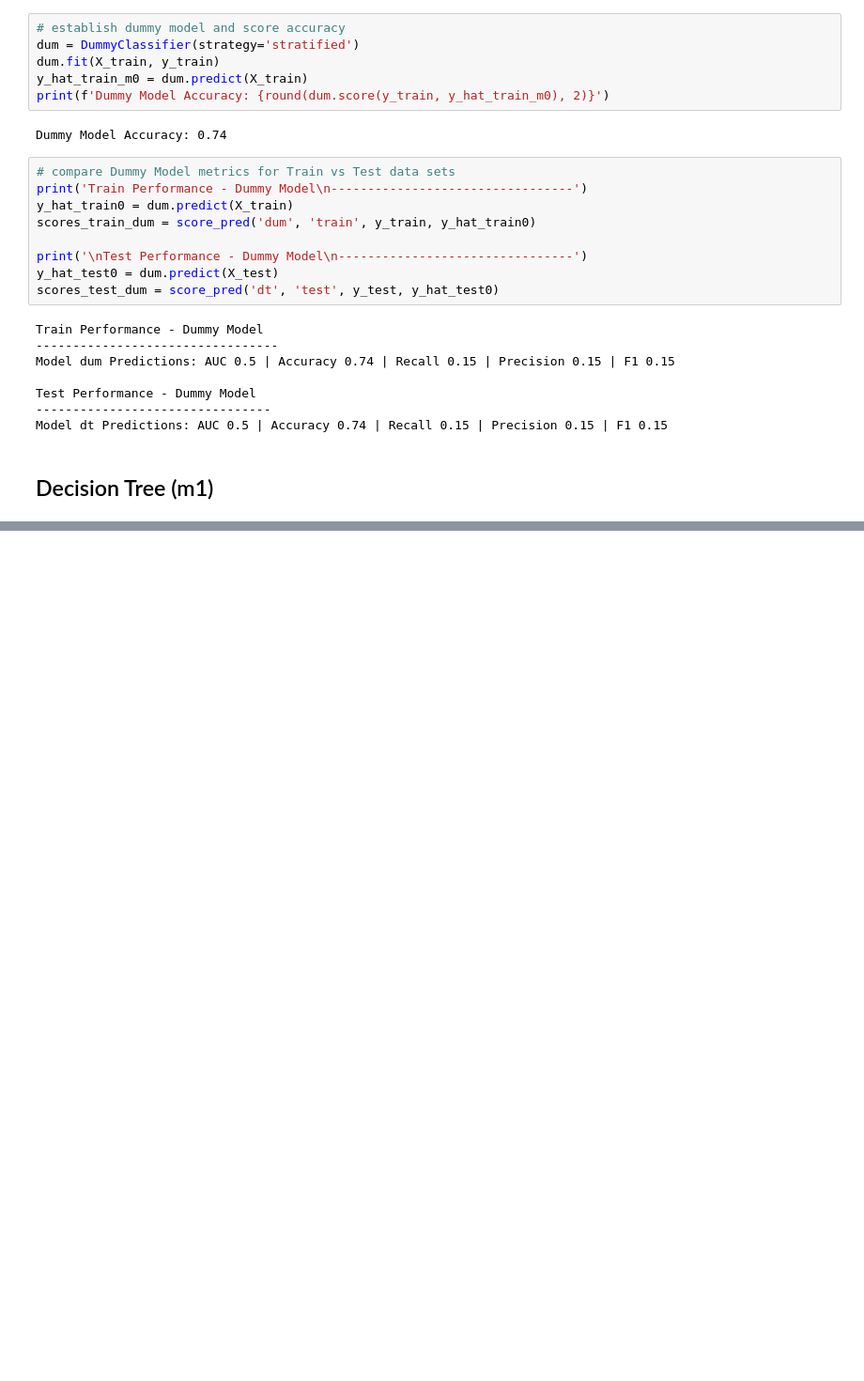
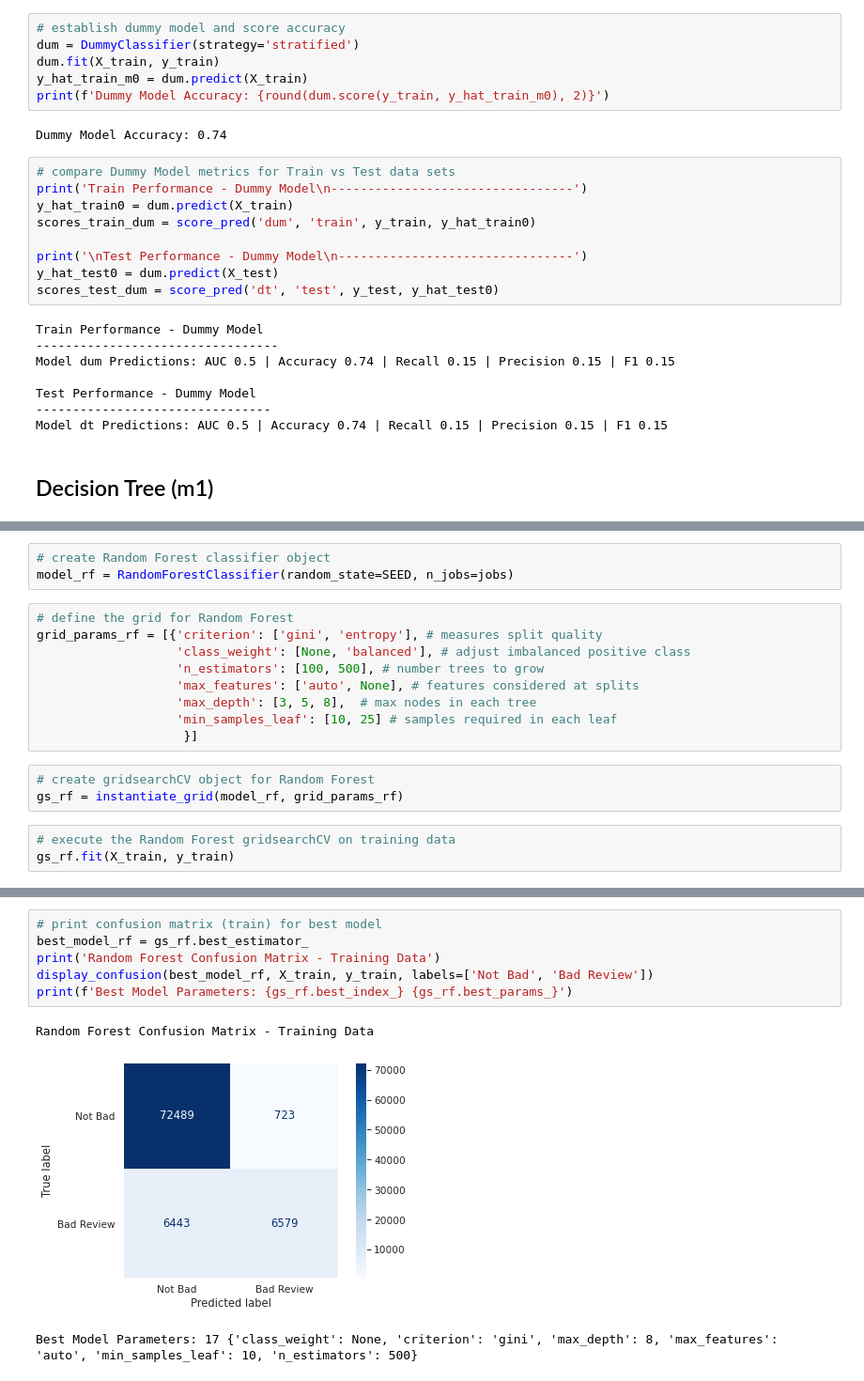
Before and after one commit to cutterback/p05-olist-customer-rating-prediction, a Jupyter notebook: Olist_Customer_Rating_Model.ipynb, the cells around one changed output, grey strips where cells are left out. Shown at 94% size. Cells and saved outputs as stored; diff of their text form; blank space fills up the shorter version.

Commit message:
Updating through 7th model

```diff
--- a/Olist_Customer_Rating_Model.ipynb
+++ b/Olist_Customer_Rating_Model.ipynb
@@ -1286,0 +1178,18 @@ plt.show()
+# %%
+# create Random Forest classifier object
+model_rf = RandomForestClassifier(random_state=SEED, n_jobs=jobs)
+# %%
+# define the grid for Random Forest
+grid_params_rf = [{'criterion': ['gini', 'entropy'], # measures split quality
+                   'class_weight': [None, 'balanced'], # adjust imbalanced positive class
+                   'n_estimators': [100, 500], # number trees to grow
+                   'max_features': ['auto', None], # features considered at splits
+                   'max_depth': [3, 5, 8],  # max nodes in each tree
+                   'min_samples_leaf': [10, 25] # samples required in each leaf
+                    }]
+# %%
+# create gridsearchCV object for Random Forest
+gs_rf = instantiate_grid(model_rf, grid_params_rf)
+# %%
+# execute the Random Forest gridsearchCV on training data
+gs_rf.fit(X_train, y_train)
@@ -1286,0 +1229,10 @@ plt.show()
+# %%
+# print confusion matrix (train) for best model
+best_model_rf = gs_rf.best_estimator_
+print('Random Forest Confusion Matrix - Training Data')
+display_confusion(best_model_rf, X_train, y_train, labels=['Not Bad', 'Bad Review'])
+print(f'Best Model Parameters: {gs_rf.best_index_} {gs_rf.best_params_}')
+# %% [output]
+Random Forest Confusion Matrix - Training Data
+[figure, added]
+Best Model Parameters: 17 {'class_weight': None, 'criterion': 'gini', 'max_depth': 8, 'max_features': 'auto', 'min_samples_leaf': 10, 'n_estimators': 500}
```
Also changed, not shown: parts of 85 cells of this notebook.
